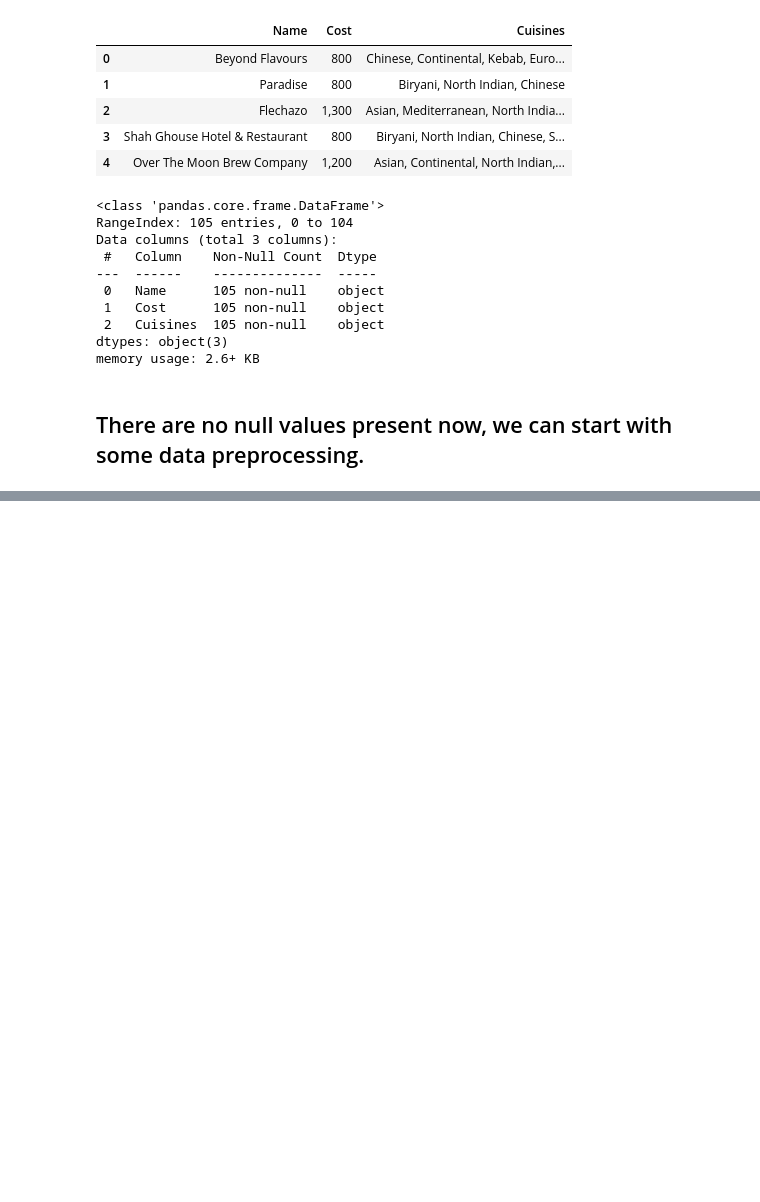
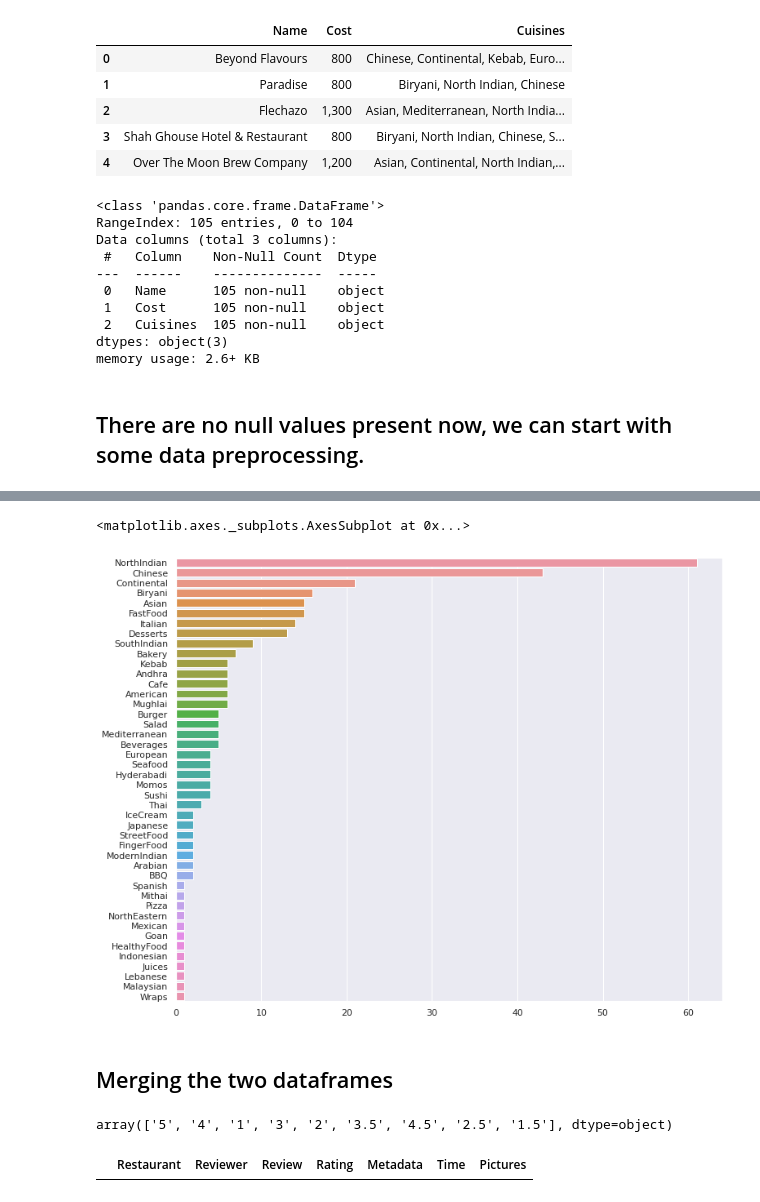
Before and after one commit to anirudh4git/Zomato-Restaurant-Clustering--Sentiment-Analysis, a Jupyter notebook: ZOMATO__RESTAURANT_CLUSTERING_&_SENTIMENT_ANALYSIS.ipynb, the cells around one changed output, grey strips where cells are left out. Drawn from its saved outputs; the diff is of its cells as text; code cells hidden in the pictures; blank space fills up the shorter version.

```diff
--- a/ZOMATO__RESTAURANT_CLUSTERING_&_SENTIMENT_ANALYSIS.ipynb
+++ b/ZOMATO__RESTAURANT_CLUSTERING_&_SENTIMENT_ANALYSIS.ipynb
@@ -237,0 +225,4 @@ memory usage: 2.6+ KB
+# %%
+df_rest['Cuisines'] = df_rest['Cuisines'].str.replace(' ','')
+# %%
+df_rest['Cuisines'] = df_rest['Cuisines'].str.split(',')
@@ -237,0 +246,4 @@ memory usage: 2.6+ KB
+# %%
+from sklearn.preprocessing import MultiLabelBinarizer
+
+mlb = MultiLabelBinarizer(sparse_output=True)
@@ -237,0 +252,2 @@ memory usage: 2.6+ KB
+# %%
+df_rest = df_rest.join(pd.DataFrame.sparse.from_spmatrix( mlb.fit_transform(df_rest.pop('Cuisines')), index=df_rest.index, columns=mlb.classes_ ))
@@ -237,0 +290,16 @@ memory usage: 2.6+ KB
+# %%
+plt.figure(figsize = (12,10))
+sns.barplot(y = df_rest.drop(['Name','Cost'],axis = 1).sum().sort_values(ascending=False).index,x = df_rest.drop(['Name','Cost'],axis = 1).sum().sort_values(ascending=False))
+# %% [output]
+<matplotlib.axes._subplots.AxesSubplot at 0x...>
+[figure, added]
+# %% [markdown]
+## Merging the two dataframes
+# %%
+df_reviews['Rating'].unique()
+# %% [output]
+array(['5', '4', '1', '3', '2', '3.5', '4.5', '2.5', '1.5'], dtype=object)
+# %%
+df_reviews[~df_reviews['Rating'].isin(['5', '4', '1', '3', '2', '3.5', '4.5', '2.5', '1.5', 'Like'])]
+# %% [output]
+|  | Restaurant | Reviewer | Review | Rating | Metadata | Time | Pictures |
```
Also changed, not shown: parts of 22 cells of this notebook.
